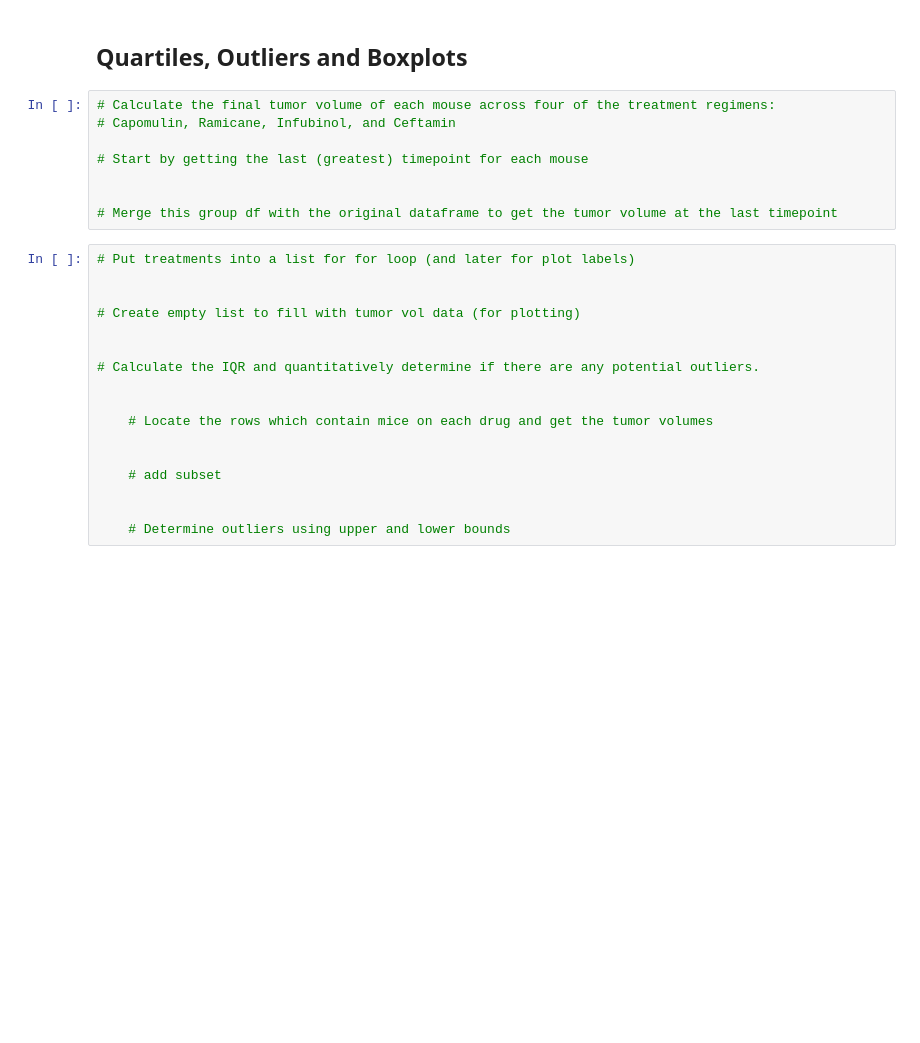
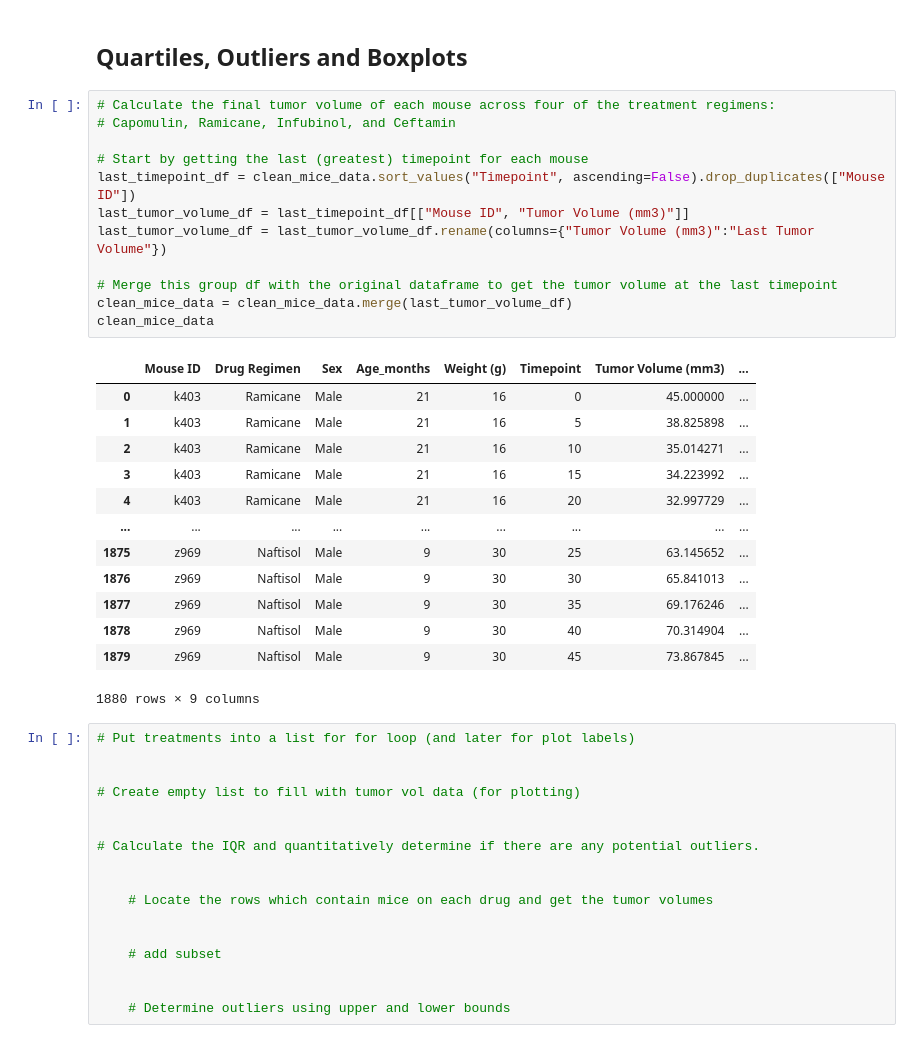
Before and after one commit to RobertEnglund/uom_stp_maplotlib, a Jupyter notebook: Pymaceuticals/pymaceuticals_starter.ipynb, the cells around one changed output. Drawn from its saved outputs; the diff is of its cells as text; blank space fills up the shorter version.

```diff
--- a/Pymaceuticals/pymaceuticals_starter.ipynb
+++ b/Pymaceuticals/pymaceuticals_starter.ipynb
@@ -181,11 +253,29 @@ plt.show()
 # %%
 # Calculate the final tumor volume of each mouse across four of the treatment regimens:
 # Capomulin, Ramicane, Infubinol, and Ceftamin
 
 # Start by getting the last (greatest) timepoint for each mouse
-
+last_timepoint_df = clean_mice_data.sort_values("Timepoint", ascending=False).drop_duplicates(["Mouse ID"])
+last_tumor_volume_df = last_timepoint_df[["Mouse ID", "Tumor Volume (mm3)"]]
+last_tumor_volume_df = last_tumor_volume_df.rename(columns={"Tumor Volume (mm3)":"Last Tumor Volume"})
 
 # Merge this group df with the original dataframe to get the tumor volume at the last timepoint
+clean_mice_data = clean_mice_data.merge(last_tumor_volume_df)
+clean_mice_data
+# %% [output]
+|  | Mouse ID | Drug Regimen | Sex | Age_months | Weight (g) | Timepoint | Tumor Volume (mm3) | ... |
+| 0 | k403 | Ramicane | Male | 21 | 16 | 0 | 45.000000 | ... |
+| 1 | k403 | Ramicane | Male | 21 | 16 | 5 | 38.825898 | ... |
+| 2 | k403 | Ramicane | Male | 21 | 16 | 10 | 35.014271 | ... |
+| 3 | k403 | Ramicane | Male | 21 | 16 | 15 | 34.223992 | ... |
+| 4 | k403 | Ramicane | Male | 21 | 16 | 20 | 32.997729 | ... |
+| ... | ... | ... | ... | ... | ... | ... | ... | ... |
+| 1875 | z969 | Naftisol | Male | 9 | 30 | 25 | 63.145652 | ... |
+| 1876 | z969 | Naftisol | Male | 9 | 30 | 30 | 65.841013 | ... |
+| 1877 | z969 | Naftisol | Male | 9 | 30 | 35 | 69.176246 | ... |
+| 1878 | z969 | Naftisol | Male | 9 | 30 | 40 | 70.314904 | ... |
+| 1879 | z969 | Naftisol | Male | 9 | 30 | 45 | 73.867845 | ... |
+1880 rows × 9 columns
 # %%
 # Put treatments into a list for for loop (and later for plot labels)
 
```
Also changed, not shown: parts of 12 cells of this notebook.
